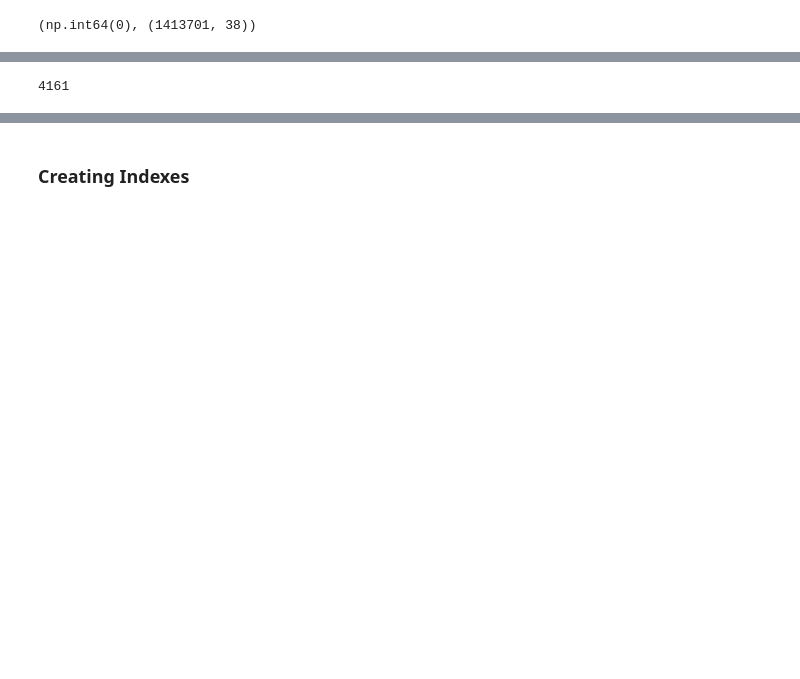
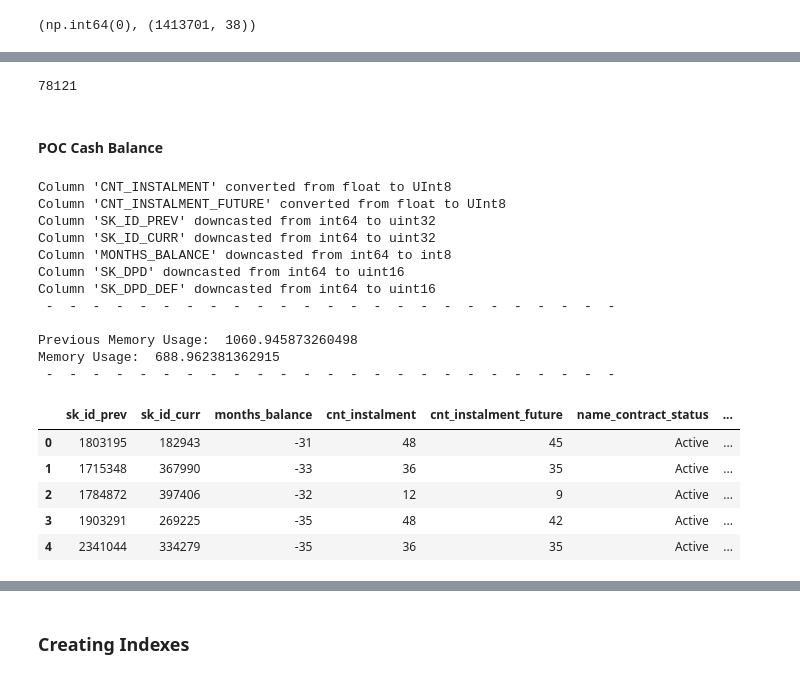
Before and after one commit to shirsh10mall/Credit_Risk_MLOps, a Jupyter notebook: notebooks/process_push_raw_data/process_push_data_source_db.ipynb, the cells around one changed output, grey strips where cells are left out. Saved outputs shown, nothing was run; the diff lists cells and outputs as text; code cells hidden in the pictures; blank space fills up the shorter version.

```diff
--- a/notebooks/process_push_raw_data/process_push_data_source_db.ipynb
+++ b/notebooks/process_push_raw_data/process_push_data_source_db.ipynb
@@ -254,0 +554,12 @@ previous_application_df
+# %%
+previous_application_df = pd.read_csv("raw_dataset/raw_tables/previous_application.csv")
+
+prev_memory_usage = previous_application_df.memory_usage(deep=True).sum() / (1024**2)
+previous_application_df = optimize_dataframe(previous_application_df)
+memory_usage = previous_application_df.memory_usage(deep=True).sum() / (1024**2)
+print(" - " * 25, "\n")
+print("Previous Memory Usage: ", prev_memory_usage)
+print("Memory Usage: ", memory_usage)
+print(" - " * 25, "\n")
+
+previous_application_df
@@ -287,11 +628,11 @@ previous_application_df.to_sql(
     con=engine,
     index=False,
     if_exists="replace",
-    chunksize=1024 * 32,
+    chunksize=1024 * 8,
     # method="multi",
 )
 # %% [output]
-4161
+78121
 # %%
 previous_application_df.to_parquet(
     path="raw_dataset/merged_main_splited_data/previous_application.parquet",
@@ -299,0 +649,39 @@ previous_application_df.to_parquet(
+# %% [markdown]
+#### POC Cash Balance
+# %%
+POS_CASH_balance_df = pd.read_csv("raw_dataset/raw_tables/POS_CASH_balance.csv")
+
+prev_memory_usage = POS_CASH_balance_df.memory_usage(deep=True).sum() / (1024**2)
+POS_CASH_balance_df = optimize_dataframe(POS_CASH_balance_df)
+memory_usage = POS_CASH_balance_df.memory_usage(deep=True).sum() / (1024**2)
+print(" - " * 25, "\n")
+print("Previous Memory Usage: ", prev_memory_usage)
+print("Memory Usage: ", memory_usage)
+print(" - " * 25, "\n")
+
+POS_CASH_balance_df_column_rename_dict = {}
+for item in POS_CASH_balance_df.columns:
+    POS_CASH_balance_df_column_rename_dict[item] = to_snake_case(item)
+
+POS_CASH_balance_df.rename(columns=POS_CASH_balance_df_column_rename_dict, inplace=True)
+
+POS_CASH_balance_df.head()
+# %% [output]
+Column 'CNT_INSTALMENT' converted from float to UInt8
+Column 'CNT_INSTALMENT_FUTURE' converted from float to UInt8
+Column 'SK_ID_PREV' downcasted from int64 to uint32
+Column 'SK_ID_CURR' downcasted from int64 to uint32
+Column 'MONTHS_BALANCE' downcasted from int64 to int8
+Column 'SK_DPD' downcasted from int64 to uint16
+Column 'SK_DPD_DEF' downcasted from int64 to uint16
+ -  -  -  -  -  -  -  -  -  -  -  -  -  -  -  -  -  -  -  -  -  -  -  -  -
+
+Previous Memory Usage:  1060.945873260498
+Memory Usage:  688.962381362915
+ -  -  -  -  -  -  -  -  -  -  -  -  -  -  -  -  -  -  -  -  -  -  -  -  -
+|  | sk_id_prev | sk_id_curr | months_balance | cnt_instalment | cnt_instalment_future | name_contract_status | ... |
+| 0 | 1803195 | 182943 | -31 | 48 | 45 | Active | ... |
+| 1 | 1715348 | 367990 | -33 | 36 | 35 | Active | ... |
+| 2 | 1784872 | 397406 | -32 | 12 | 9 | Active | ... |
+| 3 | 1903291 | 269225 | -35 | 48 | 42 | Active | ... |
+| 4 | 2341044 | 334279 | -35 | 36 | 35 | Active | ... |
```
Also changed, not shown: parts of 45 cells of this notebook, 13 other files.
